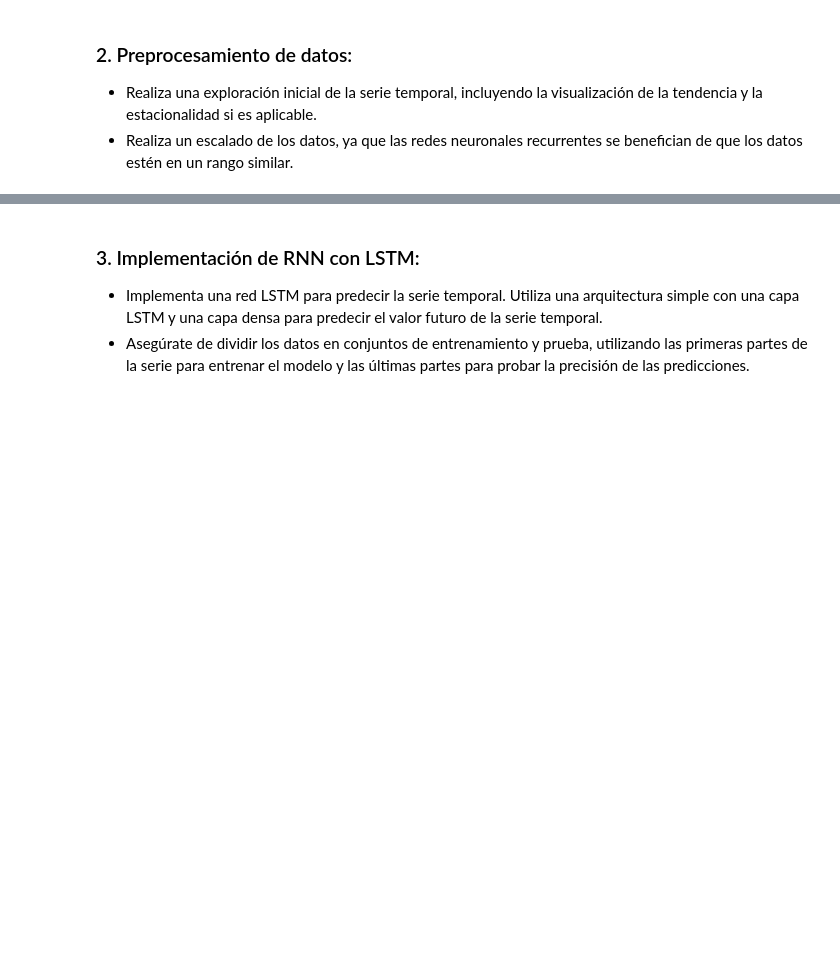
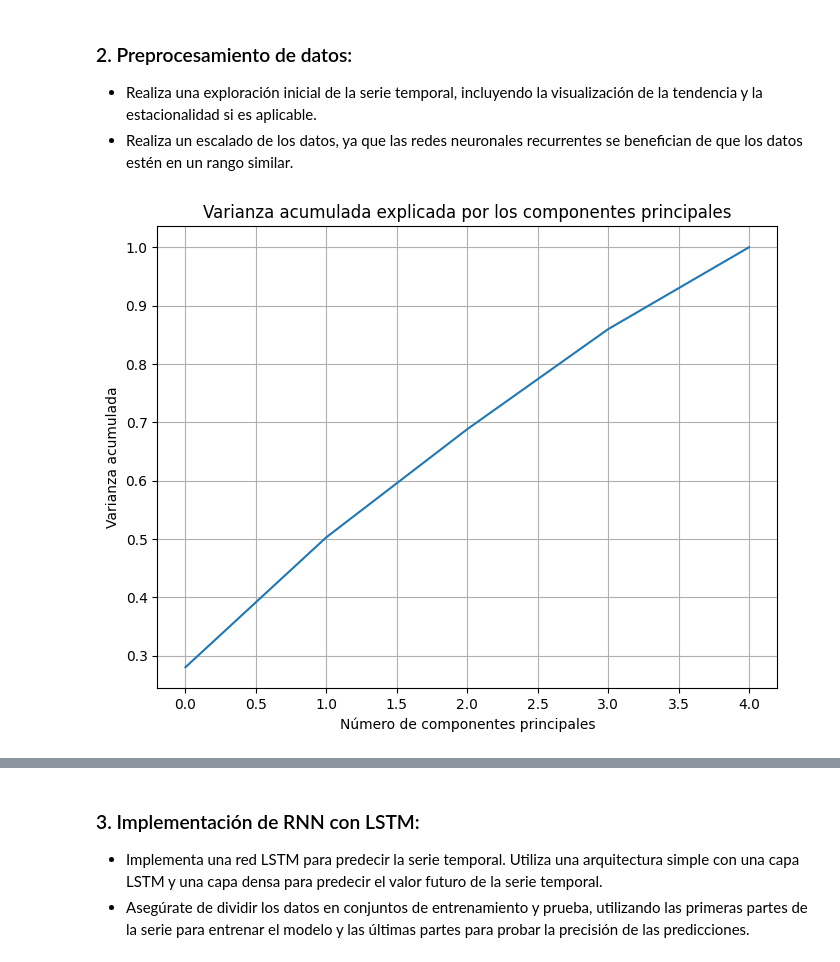
Before and after one commit to CesarVelgo/Advanced_ML, a Jupyter notebook: notebook/core11.ipynb, the cells around one changed output, grey strips where cells are left out. Cells and saved outputs as stored; diff of their text form; code cells hidden in the pictures; blank space fills up the shorter version.

```diff
--- a/notebook/core11.ipynb
+++ b/notebook/core11.ipynb
@@ -2,3 +24,8 @@
 ### 1. Selección del dataset:
   * Utiliza un dataset de series temporales de Kaggle, como el de «Air Quality Prediction» o cualquier otro relacionado con predicción de demanda, precios de acciones, etc. Puedes elegir el dataset que más se relacione con tus intereses.
   * Enlace sugerido: [Air Quality Prediction](https://www.kaggle.com/competitions/air-quality-prediction)
+# %%
+# cargamos el dataset
+ruta='../data/onlinefoods.csv'
+df = pd.read_csv(filepath_or_buffer=ruta, sep=',')
+df.shape
@@ -6,3 +61,25 @@
 ### 2. Preprocesamiento de datos:
   * Realiza una exploración inicial de la serie temporal, incluyendo la visualización de la tendencia y la estacionalidad si es aplicable.
   * Realiza un escalado de los datos, ya que las redes neuronales recurrentes se benefician de que los datos estén en un rango similar.
+# %%
+# seleccionamos solo las columnas numéricas del dataset para aplicar PCA
+numeric_cols = df.select_dtypes(include=[np.number]).columns.tolist()
+# seleccionamos las columnas numéricas del DataFrame
+df_numeric = df[numeric_cols]
+# antes de aplicar PCA, es importante normalizar los datos (media 0, varianza 1)
+scaler = StandardScaler()  # creamos el objeto para normalizar
+df_scaled = scaler.fit_transform(df_numeric)  # ajustamos y transformamos los datos
+# seleccionamos el número de componentes que expliquen el 90% de la varianza
+pca = PCA(n_components=0.90)  # queremos que se retenga al menos el 90% de la variabilidad
+df_pca = pca.fit_transform(df_scaled)  # ajustamos y transformamos los datos con PCA
+# %%
+# graficamos la varianza acumulada para ver cuánta varianza se conserva con los primeros componentes
+plt.figure(figsize=(8, 6))
+plt.plot(np.cumsum(pca.explained_variance_ratio_))  # acumulamos la varianza explicada por cada componente
+plt.xlabel('Número de componentes principales')
+plt.ylabel('Varianza acumulada')
+plt.title('Varianza acumulada explicada por los componentes principales')
+plt.grid(True)
+plt.show()
+# %% [output]
+[figure, added]
```
Also changed, not shown: parts of 16 cells of this notebook, 7 other files.
